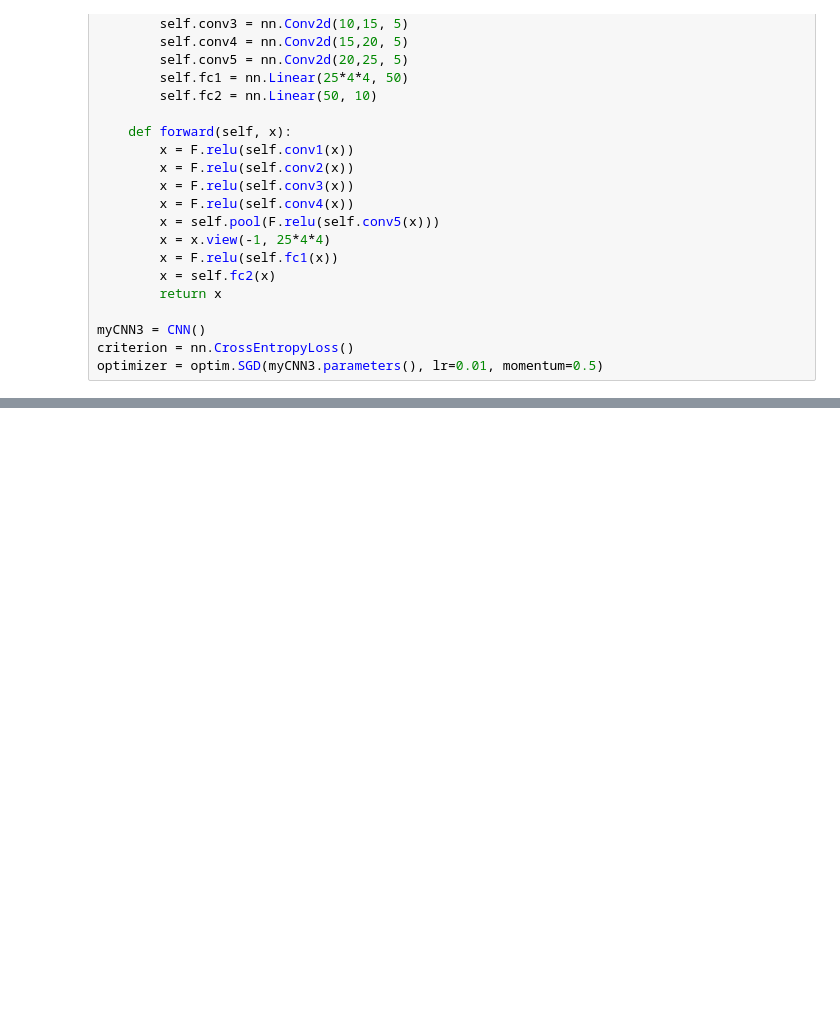
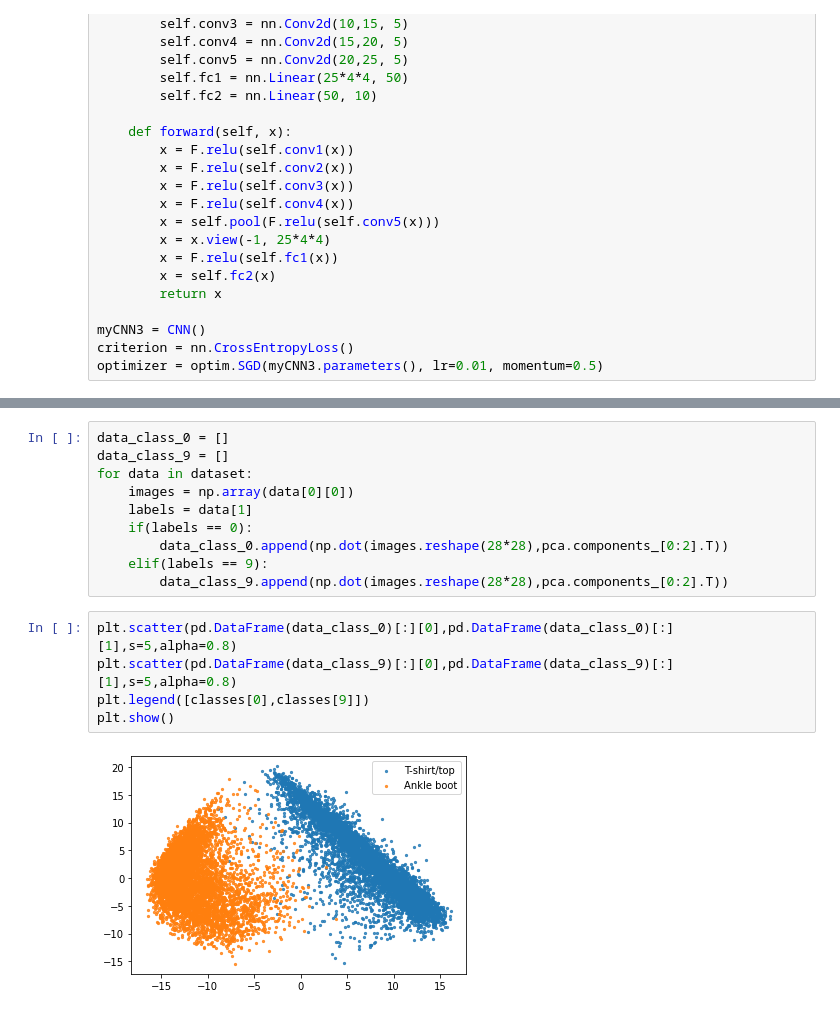
Before and after one commit to ZChen143/ML, a Jupyter notebook: ml.ipynb, the cells around one changed output, grey strips where cells are left out. Drawn from its saved outputs; the diff is of its cells as text; blank space fills up the shorter version.

```diff
--- a/ml.ipynb
+++ b/ml.ipynb
@@ -471,0 +585,17 @@ fig.tight_layout()
+# %%
+data_class_0 = []
+data_class_9 = []
+for data in dataset:
+    images = np.array(data[0][0])
+    labels = data[1]
+    if(labels == 0):
+        data_class_0.append(np.dot(images.reshape(28*28),pca.components_[0:2].T))
+    elif(labels == 9):
+        data_class_9.append(np.dot(images.reshape(28*28),pca.components_[0:2].T))
+# %%
+plt.scatter(pd.DataFrame(data_class_0)[:][0],pd.DataFrame(data_class_0)[:][1],s=5,alpha=0.8)
+plt.scatter(pd.DataFrame(data_class_9)[:][0],pd.DataFrame(data_class_9)[:][1],s=5,alpha=0.8)
+plt.legend([classes[0],classes[9]])
+plt.show()
+# %% [output]
+[figure, added]
```
Also changed, not shown: parts of 23 cells of this notebook.
